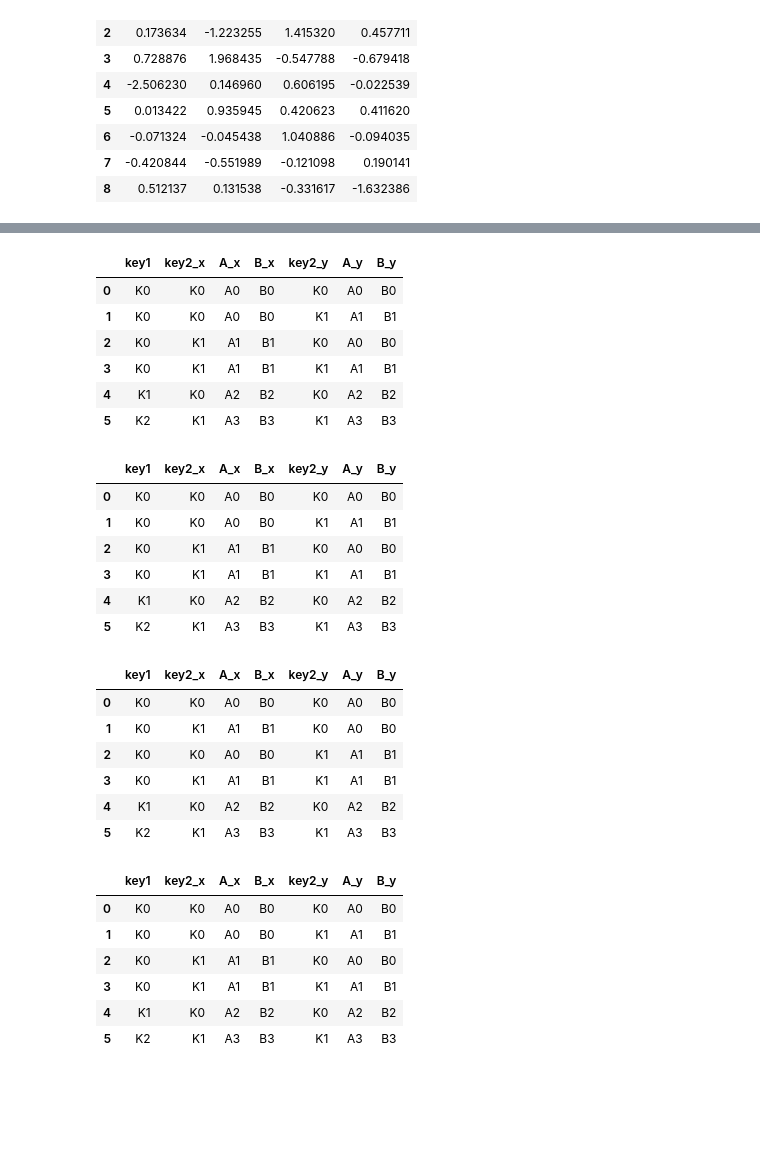
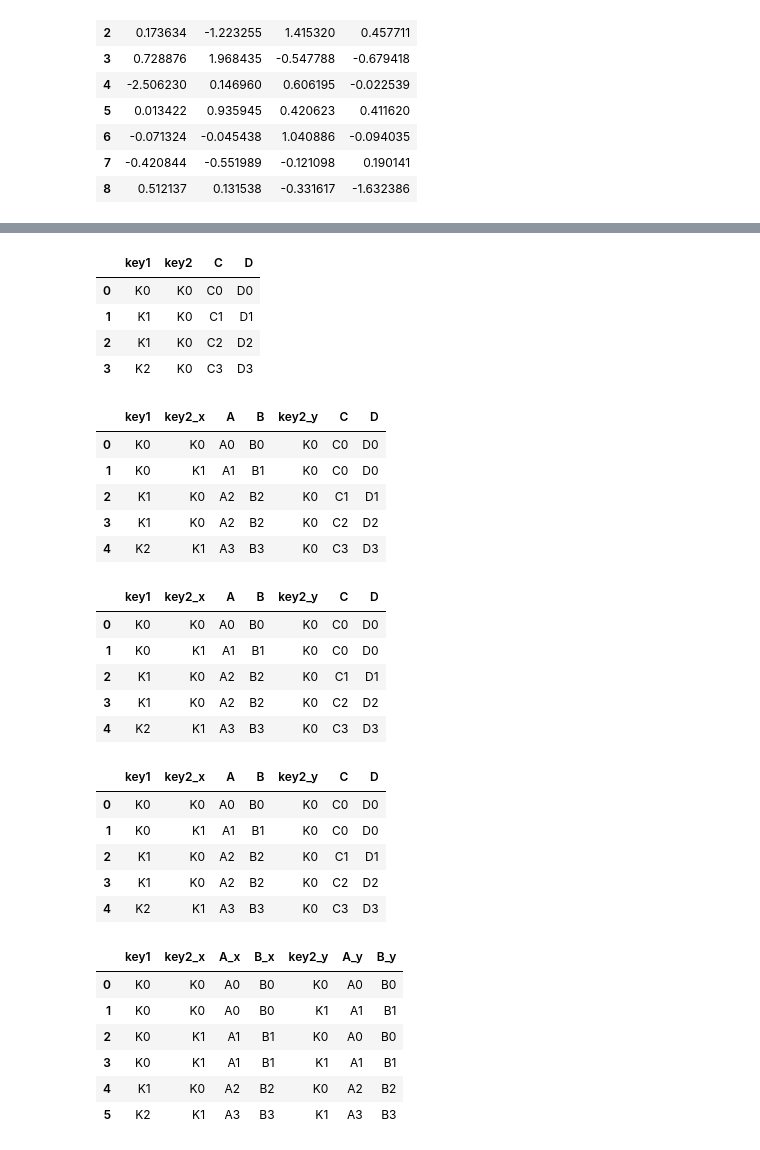
Before and after one commit to sarat-coder/Pandas-Data-Manipulation, a Jupyter notebook: pandas.ipynb, the cells around one changed output, grey strips where cells are left out. Drawn from its saved outputs; the diff is of its cells as text; code cells hidden in the pictures; blank space fills up the shorter version.

```diff
--- a/pandas.ipynb
+++ b/pandas.ipynb
@@ -1178,33 +1336,38 @@ df2 = pd.DataFrame({'key1': ['K0', 'K1', 'K1', 'K2'],
+# %%
+df2
+# %% [output]
+|  | key1 | key2 | C | D |
+| 0 | K0 | K0 | C0 | D0 |
+| 1 | K1 | K0 | C1 | D1 |
+| 2 | K1 | K0 | C2 | D2 |
+| 3 | K2 | K0 | C3 | D3 |
 # %%
-pd.merge(df1,df1,on='key1')
+pd.merge(df1,df2,on='key1') #union one
 # %% [output]
-|  | key1 | key2_x | A_x | B_x | key2_y | A_y | B_y |
-| 0 | K0 | K0 | A0 | B0 | K0 | A0 | B0 |
-| 1 | K0 | K0 | A0 | B0 | K1 | A1 | B1 |
-| 2 | K0 | K1 | A1 | B1 | K0 | A0 | B0 |
-| 3 | K0 | K1 | A1 | B1 | K1 | A1 | B1 |
-| 4 | K1 | K0 | A2 | B2 | K0 | A2 | B2 |
-| 5 | K2 | K1 | A3 | B3 | K1 | A3 | B3 |
+|  | key1 | key2_x | A | B | key2_y | C | D |
+| 0 | K0 | K0 | A0 | B0 | K0 | C0 | D0 |
+| 1 | K0 | K1 | A1 | B1 | K0 | C0 | D0 |
+| 2 | K1 | K0 | A2 | B2 | K0 | C1 | D1 |
+| 3 | K1 | K0 | A2 | B2 | K0 | C2 | D2 |
+| 4 | K2 | K1 | A3 | B3 | K0 | C3 | D3 |
 # %%
-pd.merge(df1,df1,on='key1',how='left')
+pd.merge(df1,df2,on='key1',how='left')
 # %% [output]
-|  | key1 | key2_x | A_x | B_x | key2_y | A_y | B_y |
-| 0 | K0 | K0 | A0 | B0 | K0 | A0 | B0 |
-| 1 | K0 | K0 | A0 | B0 | K1 | A1 | B1 |
-| 2 | K0 | K1 | A1 | B1 | K0 | A0 | B0 |
-| 3 | K0 | K1 | A1 | B1 | K1 | A1 | B1 |
-| 4 | K1 | K0 | A2 | B2 | K0 | A2 | B2 |
-| 5 | K2 | K1 | A3 | B3 | K1 | A3 | B3 |
+|  | key1 | key2_x | A | B | key2_y | C | D |
+| 0 | K0 | K0 | A0 | B0 | K0 | C0 | D0 |
+| 1 | K0 | K1 | A1 | B1 | K0 | C0 | D0 |
+| 2 | K1 | K0 | A2 | B2 | K0 | C1 | D1 |
+| 3 | K1 | K0 | A2 | B2 | K0 | C2 | D2 |
+| 4 | K2 | K1 | A3 | B3 | K0 | C3 | D3 |
 # %%
-pd.merge(df1,df1,on='key1',how='right')
+pd.merge(df1,df2,on='key1',how='right')
 # %% [output]
-|  | key1 | key2_x | A_x | B_x | key2_y | A_y | B_y |
-| 0 | K0 | K0 | A0 | B0 | K0 | A0 | B0 |
-| 1 | K0 | K1 | A1 | B1 | K0 | A0 | B0 |
-| 2 | K0 | K0 | A0 | B0 | K1 | A1 | B1 |
-| 3 | K0 | K1 | A1 | B1 | K1 | A1 | B1 |
-| 4 | K1 | K0 | A2 | B2 | K0 | A2 | B2 |
-| 5 | K2 | K1 | A3 | B3 | K1 | A3 | B3 |
+|  | key1 | key2_x | A | B | key2_y | C | D |
+| 0 | K0 | K0 | A0 | B0 | K0 | C0 | D0 |
+| 1 | K0 | K1 | A1 | B1 | K0 | C0 | D0 |
+| 2 | K1 | K0 | A2 | B2 | K0 | C1 | D1 |
+| 3 | K1 | K0 | A2 | B2 | K0 | C2 | D2 |
+| 4 | K2 | K1 | A3 | B3 | K0 | C3 | D3 |
 # %%
 pd.merge(df1,df1,on='key1',how='outer')
 # %% [output]
```
Also changed, not shown: parts of 83 cells of this notebook.
